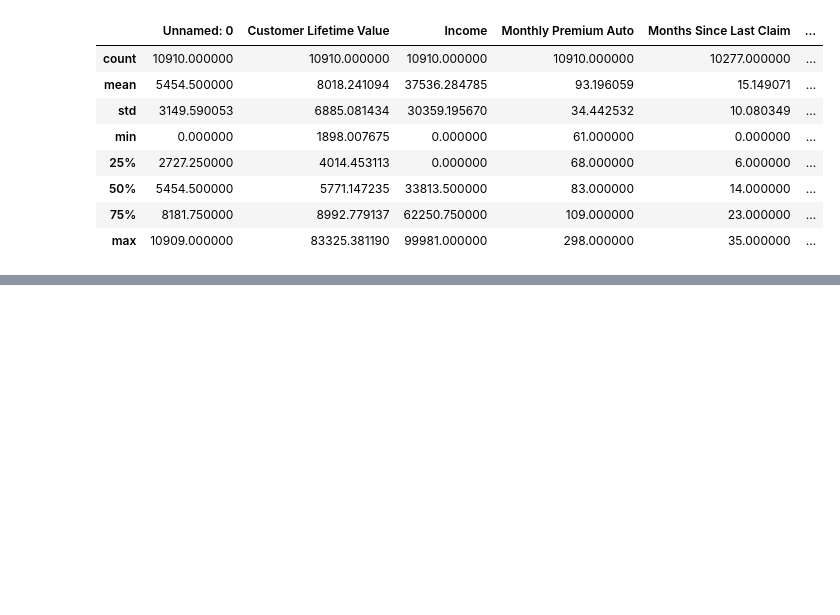
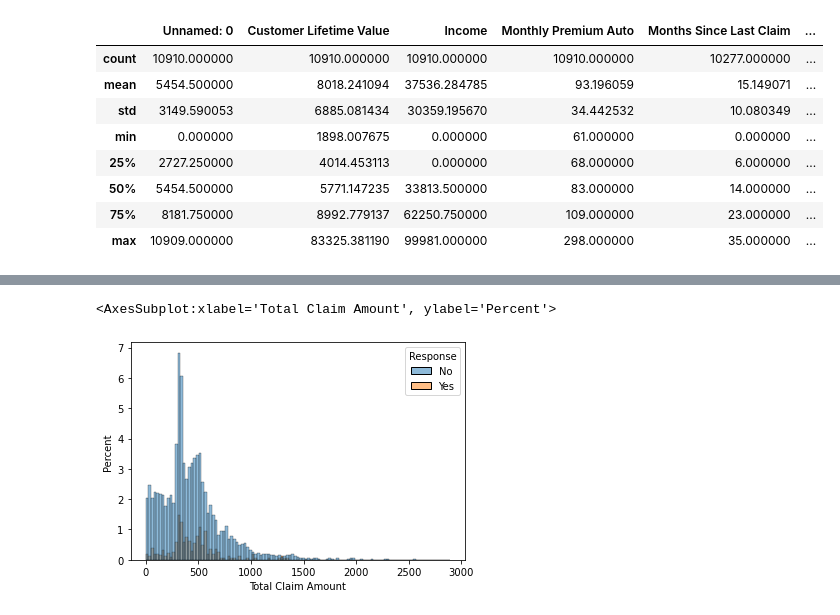
Before and after one commit to AgnesaP/lab-customer-analysis-round-2, a Jupyter notebook: lab4 .ipynb, the cells around one changed output, grey strips where cells are left out. Saved outputs shown, nothing was run; the diff lists cells and outputs as text; code cells hidden in the pictures; blank space fills up the shorter version.

```diff
--- a/lab4 .ipynb
+++ b/lab4 .ipynb
@@ -48,0 +75,7 @@ plt.show()
+# %%
+#Show a plot of the response rate by the total claim amount.
+
+sns.histplot(data=df, x='Total Claim Amount', hue='Response', stat='percent')
+# %% [output]
+<AxesSubplot:xlabel='Total Claim Amount', ylabel='Percent'>
+[figure, added]
```
Also changed, not shown: parts of 7 cells of this notebook.
